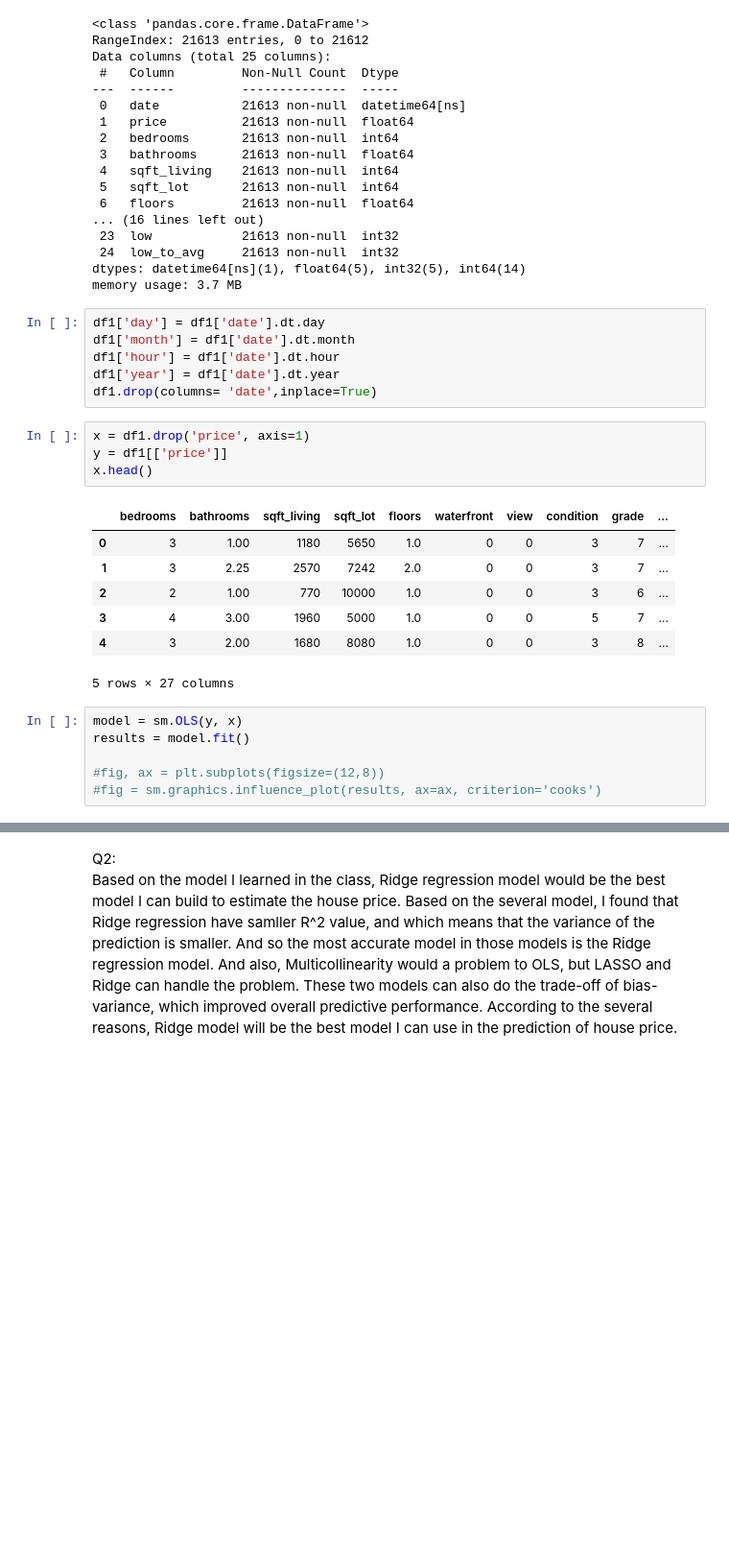
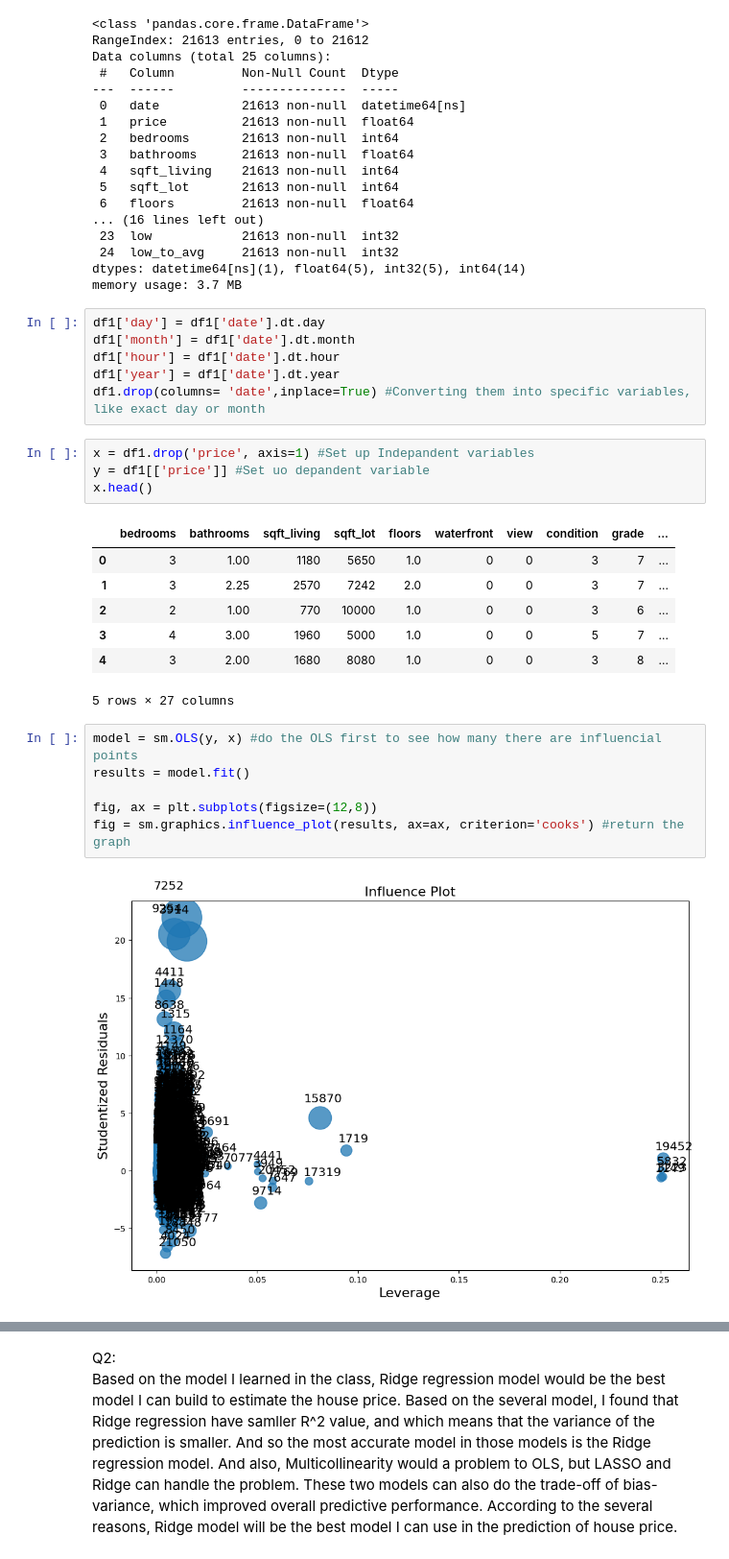
Before and after one commit to ChuHongHeMike/schulich_data_science_he55, a Jupyter notebook: Assignment/A3.ipynb, the cells around one changed output, grey strips where cells are left out. Shown at 96% size. Cells and saved outputs as stored; diff of their text form; blank space fills up the shorter version.

```diff
--- a/Assignment/A3.ipynb
+++ b/Assignment/A3.ipynb
@@ -129,10 +129,10 @@ df1['day'] = df1['date'].dt.day
 df1['month'] = df1['date'].dt.month
 df1['hour'] = df1['date'].dt.hour
 df1['year'] = df1['date'].dt.year
-df1.drop(columns= 'date',inplace=True)
+df1.drop(columns= 'date',inplace=True) #Converting them into specific variables, like exact day or month
 # %%
-x = df1.drop('price', axis=1)
-y = df1[['price']]
+x = df1.drop('price', axis=1) #Set up Indepandent variables
+y = df1[['price']] #Set uo depandent variable
 x.head()
 # %% [output]
 |  | bedrooms | bathrooms | sqft_living | sqft_lot | floors | waterfront | view | condition | grade | ... |
@@ -143,9 +143,11 @@ x.head()
 | 4 | 3 | 2.00 | 1680 | 8080 | 1.0 | 0 | 0 | 3 | 8 | ... |
 5 rows × 27 columns
 # %%
-model = sm.OLS(y, x)
+model = sm.OLS(y, x) #do the OLS first to see how many there are influencial points
 results = model.fit()
 
-#fig, ax = plt.subplots(figsize=(12,8))
-#fig = sm.graphics.influence_plot(results, ax=ax, criterion='cooks')
+fig, ax = plt.subplots(figsize=(12,8))
+fig = sm.graphics.influence_plot(results, ax=ax, criterion='cooks') #return the graph
+# %% [output]
+[figure, added]
 # %%
```
Also changed, not shown: parts of 12 cells of this notebook.
